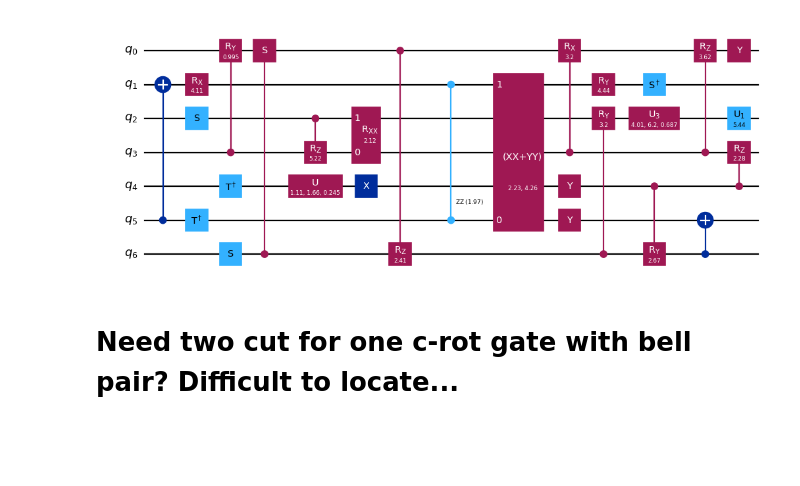
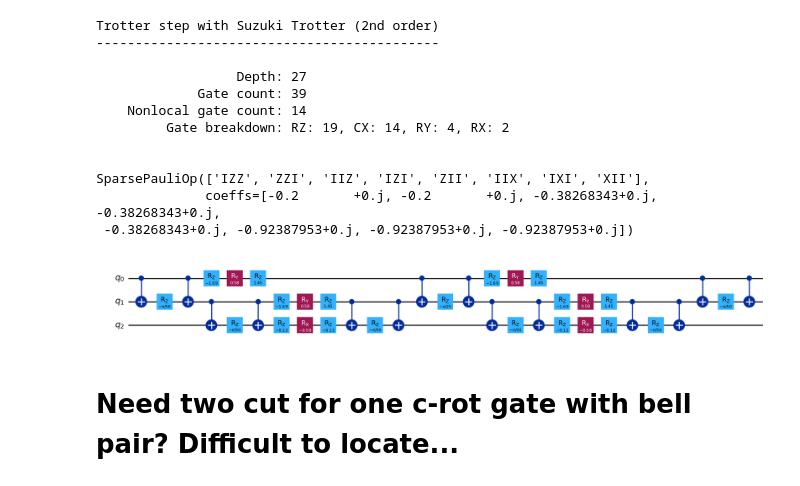
Before and after one commit to AprilSweettooth/Tailored-FT-CircuitCut, a Jupyter notebook: gate_estimation/manual_cut_bell.ipynb, the cells around one changed output. Saved outputs shown, nothing was run; the diff lists cells and outputs as text; code cells hidden in the pictures; blank space fills up the shorter version.

```diff
--- a/gate_estimation/manual_cut_bell.ipynb
+++ b/gate_estimation/manual_cut_bell.ipynb
@@ -41,48 +41,60 @@ backend_est = provider.get_backend('microsoft.estimator')
 # %%
-# second_order_formula = SuzukiTrotter()
+second_order_formula = SuzukiTrotter()
 
-# L = 3
-# H = get_hamiltonian(L=L, J=0.2, h=1.0, alpha=np.pi / 8)
-# final_time = np.pi
-# num_timesteps = 10
-# dt = final_time / num_timesteps
-# initial_state = Statevector.from_label("000")
+L = 3
+H = get_hamiltonian(L=L, J=0.2, h=1.0, alpha=np.pi / 8)
+final_time = np.pi
+num_timesteps = 10
+dt = final_time / num_timesteps
+initial_state = Statevector.from_label("000")
 
-# trotter_step_second_order = PauliEvolutionGate(H, dt, synthesis=second_order_formula)
-# circuit = QuantumCircuit(H.num_qubits)
-# for i in range(1):
-#     circuit.append(trotter_step_second_order, range(H.num_qubits))
-# # circuit = circuit.decompose(reps=1)
-# target_basis = ['rx', 'ry', 'rz', 'h', 'cx']
-# circuit = transpile(circuit,
-#                        basis_gates=target_basis,
-#                        optimization_level=1)
+trotter_step_second_order = PauliEvolutionGate(H, dt, synthesis=second_order_formula)
+circuit = QuantumCircuit(H.num_qubits)
+for i in range(2):
+    circuit.append(trotter_step_second_order, range(H.num_qubits))
+# circuit = circuit.decompose(reps=1)
+target_basis = ['rx', 'ry', 'rz', 'h', 'cx']
+circuit = transpile(circuit,
+                       basis_gates=target_basis,
+                       optimization_level=1)
 
-# # Let us print some stats
-# print(
-#     f"""
-# Trotter step with Suzuki Trotter (2nd order)
-# --------------------------------------------
+# Let us print some stats
+print(
+    f"""
+Trotter step with Suzuki Trotter (2nd order)
+--------------------------------------------
 
-#                   Depth: {circuit.depth()}
-#              Gate count: {len(circuit)}
-#     Nonlocal gate count: {circuit.num_nonlocal_gates()}
-#          Gate breakdown: {", ".join([f"{k.upper()}: {v}" for k, v in circuit.count_ops().items()])}
+                  Depth: {circuit.depth()}
+             Gate count: {len(circuit)}
+    Nonlocal gate count: {circuit.num_nonlocal_gates()}
+         Gate breakdown: {", ".join([f"{k.upper()}: {v}" for k, v in circuit.count_ops().items()])}
 
-# """
-# )
-# print(H)
+"""
+)
+print(H)
 
-# circuit.draw("mpl")
+circuit.draw("mpl", fold=-1)
+# %% [output]
+Trotter step with Suzuki Trotter (2nd order)
+--------------------------------------------
+
+                  Depth: 27
+             Gate count: 39
+    Nonlocal gate count: 14
+         Gate breakdown: RZ: 19, CX: 14, RY: 4, RX: 2
+
+
+SparsePauliOp(['IZZ', 'ZZI', 'IIZ', 'IZI', 'ZII', 'IIX', 'IXI', 'XII'],
+              coeffs=[-0.2       +0.j, -0.2       +0.j, -0.38268343+0.j, -0.38268343+0.j,
+ -0.38268343+0.j, -0.92387953+0.j, -0.92387953+0.j, -0.92387953+0.j])
+[figure, added]
 # %%
 # for ins in circuit.data:
 #     print(ins)
 # %%
-from qiskit.circuit.random import random_circuit
-circuit = random_circuit(7, 6, max_operands=2, seed=1242)
-circuit.draw('mpl', scale=0.8)
+# from qiskit.circuit.random import random_circuit
+# circuit = random_circuit(7, 6, max_operands=2, seed=1242)
+# circuit.draw('mpl', scale=0.8)
-# %% [output]
-[figure, removed]
 # %% [markdown]
 # Need two cut for one c-rot gate with bell pair? Difficult to locate...
 # %%
```
Also changed, not shown: parts of 35 cells of this notebook, 19 other files.
